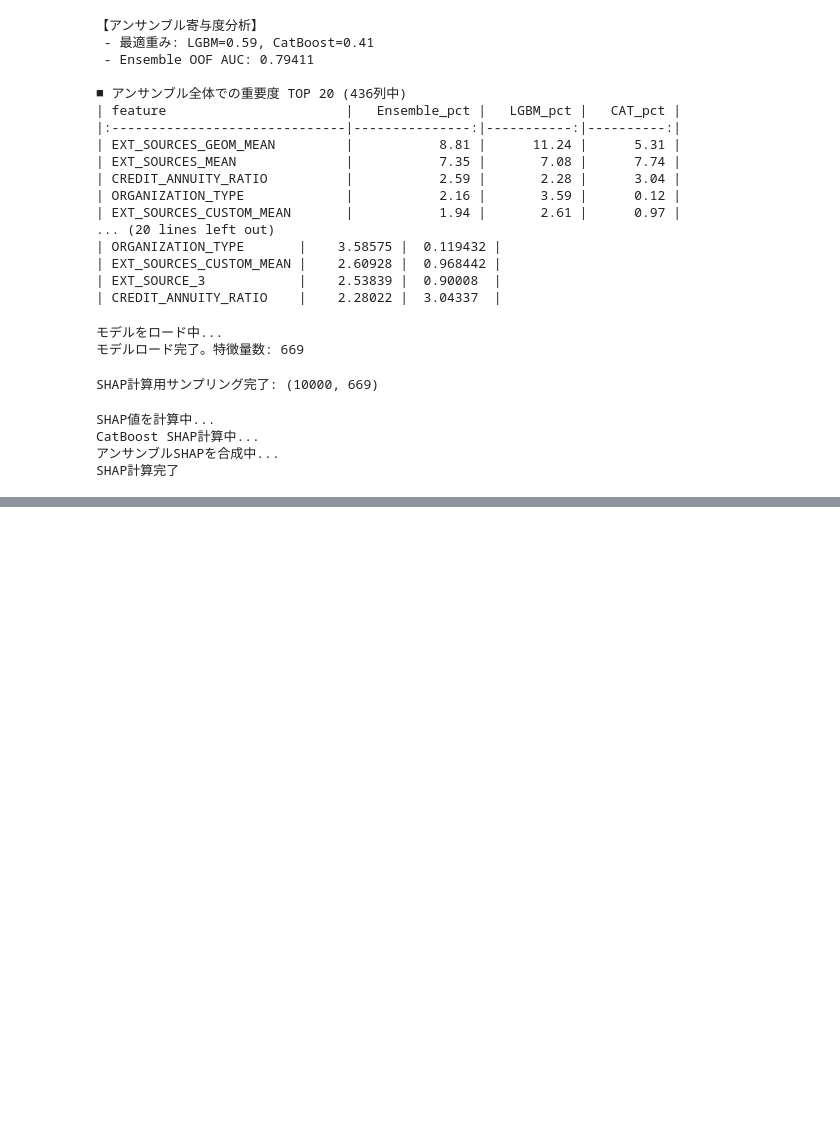
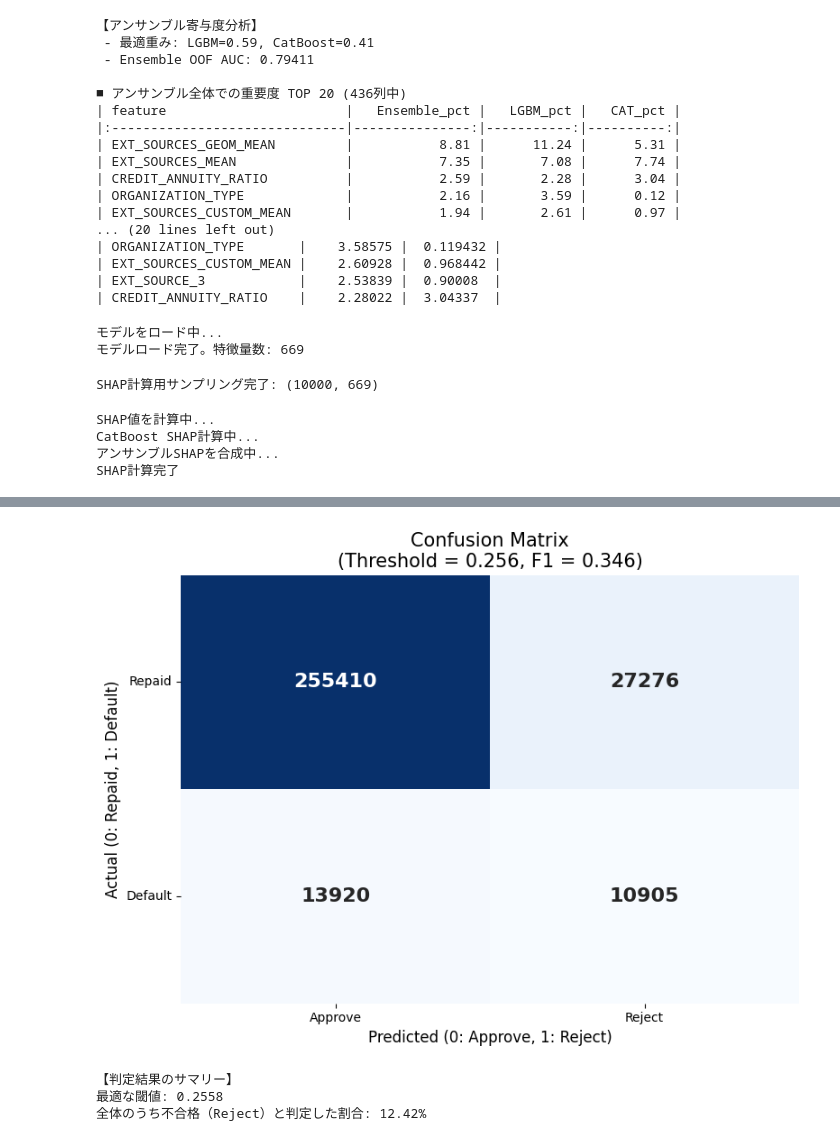
Before and after one commit to to-nakanishi/home_credit_default_risk, a Jupyter notebook: home_credit_default_risk_05_ANALYZE.ipynb, the cells around one changed output, grey strips where cells are left out. Drawn from its saved outputs; the diff is of its cells as text; code cells hidden in the pictures; blank space fills up the shorter version.

```diff
--- a/home_credit_default_risk_05_ANALYZE.ipynb
+++ b/home_credit_default_risk_05_ANALYZE.ipynb
@@ -464,0 +475,44 @@ for feat in target_features:
+# %%
+#4-1　混同行列と閾値の最適化
+
+from sklearn.metrics import precision_recall_curve, confusion_matrix, roc_auc_score
+
+# 1. 予測確率と正解ラベルの準備
+y_prob = w_lgbm * oof_lgbm + (1 - w_lgbm) * oof_cb
+
+# 2. F1スコアを最大化する閾値（境界線）を見つける
+precision, recall, thresholds = precision_recall_curve(y, y_prob)
+f1_scores = 2 * (precision * recall) / (precision + recall)
+f1_scores = np.nan_to_num(f1_scores)
+best_idx = np.argmax(f1_scores)
+best_threshold = thresholds[best_idx]
+
+# 3. 最適な閾値で0/1判定
+y_pred_final = (y_prob >= best_threshold).astype(int)
+
+# 4. 混同行列の計算
+cm = confusion_matrix(y, y_pred_final)
+
+# --- 可視化 ---
+plt.figure(figsize=(8, 6))
+sns.heatmap(cm, annot=True, fmt='d', cmap='Blues', cbar=False,
+            annot_kws={"size": 16, "weight": "bold"})
+
+# 軸ラベルの設定
+plt.title(f'Confusion Matrix\n(Threshold = {best_threshold:.3f}, F1 = {f1_scores[best_idx]:.3f})', size=15)
+plt.xlabel('Predicted (0: Approve, 1: Reject)', size=12)
+plt.ylabel('Actual (0: Repaid, 1: Default)', size=12)
+plt.xticks([0.5, 1.5], ['Approve', 'Reject'])
+plt.yticks([0.5, 1.5], ['Repaid', 'Default'], rotation=0)
+
+plt.tight_layout()
+plt.show()
+
+print(f"【判定結果のサマリー】")
+print(f"最適な閾値: {best_threshold:.4f}")
+print(f"全体のうち不合格（Reject）と判定した割合: {y_pred_final.mean()*100:.2f}%")
+# %% [output]
+[figure, added]
+【判定結果のサマリー】
+最適な閾値: 0.2558
+全体のうち不合格（Reject）と判定した割合: 12.42%
```
Also changed, not shown: parts of 7 cells of this notebook.
